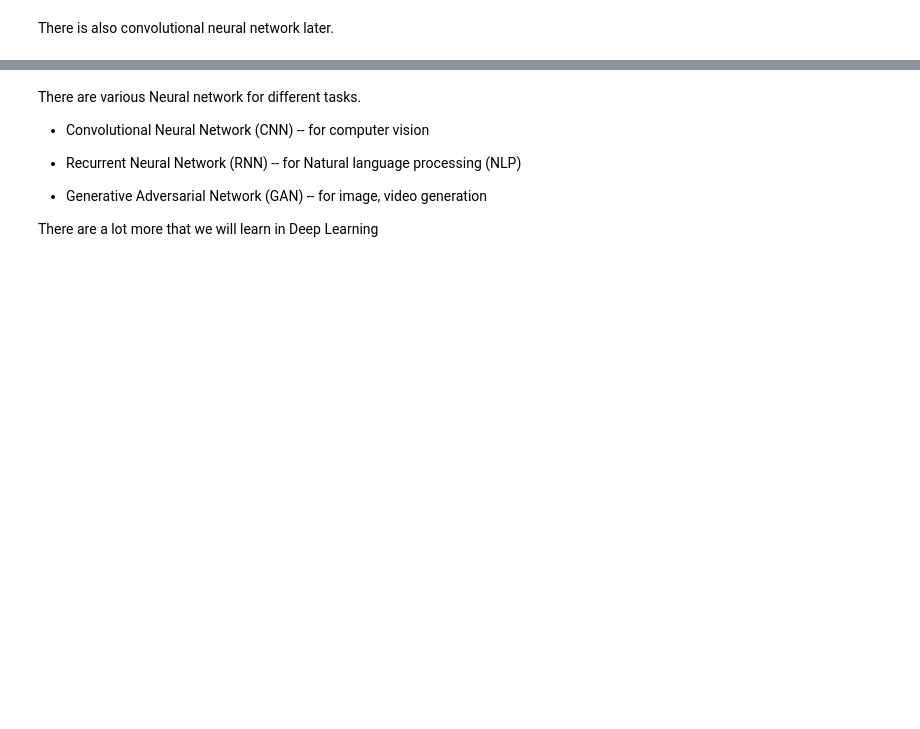
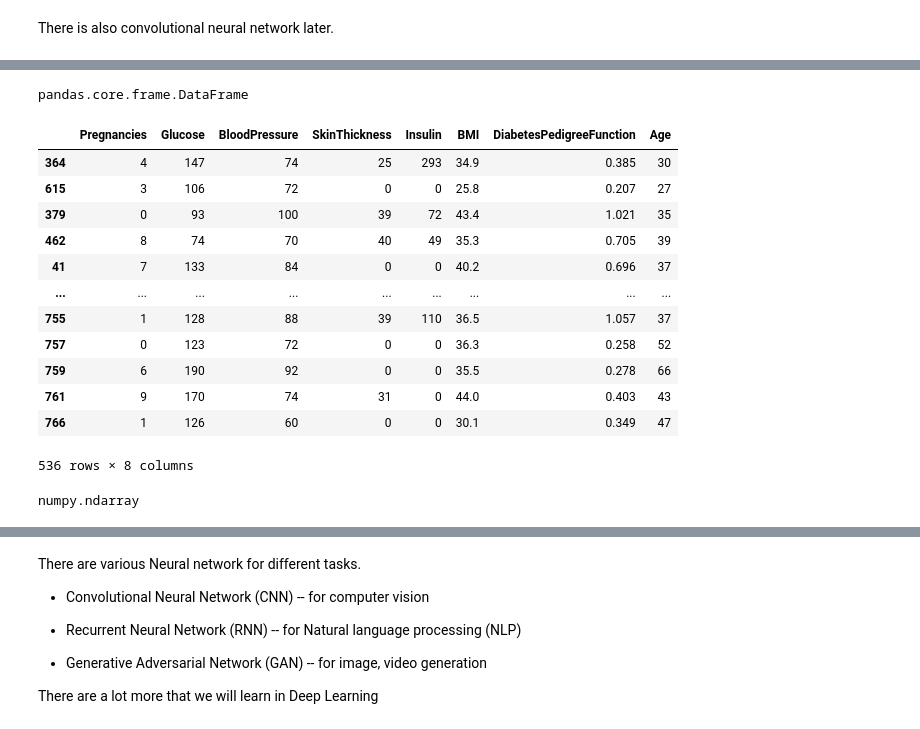
Before and after one commit to Arefin994/DL-With-Arefin, a Jupyter notebook: Deep_Learning.ipynb, the cells around one changed output, grey strips where cells are left out. Cells and saved outputs as stored; diff of their text form; code cells hidden in the pictures; blank space fills up the shorter version.

```diff
--- a/Deep_Learning.ipynb
+++ b/Deep_Learning.ipynb
@@ -69,0 +164,2 @@ There is also convolutional neural network later.
+# %%
+df = pd.read_csv('/content/diabetes.csv')
@@ -69,0 +183,23 @@ There is also convolutional neural network later.
+# %%
+X = df.drop('Outcome', axis=1)
+Y = df['Outcome']
+# %%
+type(X)
+# %% [output]
+pandas.core.frame.DataFrame
+# %%
+X
+# %% [output]
+|  | Pregnancies | Glucose | BloodPressure | SkinThickness | Insulin | BMI | DiabetesPedigreeFunction | Age |
+| 364 | 4 | 147 | 74 | 25 | 293 | 34.9 | 0.385 | 30 |
+| 615 | 3 | 106 | 72 | 0 | 0 | 25.8 | 0.207 | 27 |
+| 379 | 0 | 93 | 100 | 39 | 72 | 43.4 | 1.021 | 35 |
+| 462 | 8 | 74 | 70 | 40 | 49 | 35.3 | 0.705 | 39 |
+| 41 | 7 | 133 | 84 | 0 | 0 | 40.2 | 0.696 | 37 |
+| ... | ... | ... | ... | ... | ... | ... | ... | ... |
+| 755 | 1 | 128 | 88 | 39 | 110 | 36.5 | 1.057 | 37 |
+| 757 | 0 | 123 | 72 | 0 | 0 | 36.3 | 0.258 | 52 |
+| 759 | 6 | 190 | 92 | 0 | 0 | 35.5 | 0.278 | 66 |
+| 761 | 9 | 170 | 74 | 31 | 0 | 44.0 | 0.403 | 43 |
+| 766 | 1 | 126 | 60 | 0 | 0 | 30.1 | 0.349 | 47 |
+536 rows × 8 columns
@@ -69,0 +210,4 @@ There is also convolutional neural network later.
+# %%
+type(X)
+# %% [output]
+numpy.ndarray
```
Also changed, not shown: parts of 25 cells of this notebook, 1 other file.
